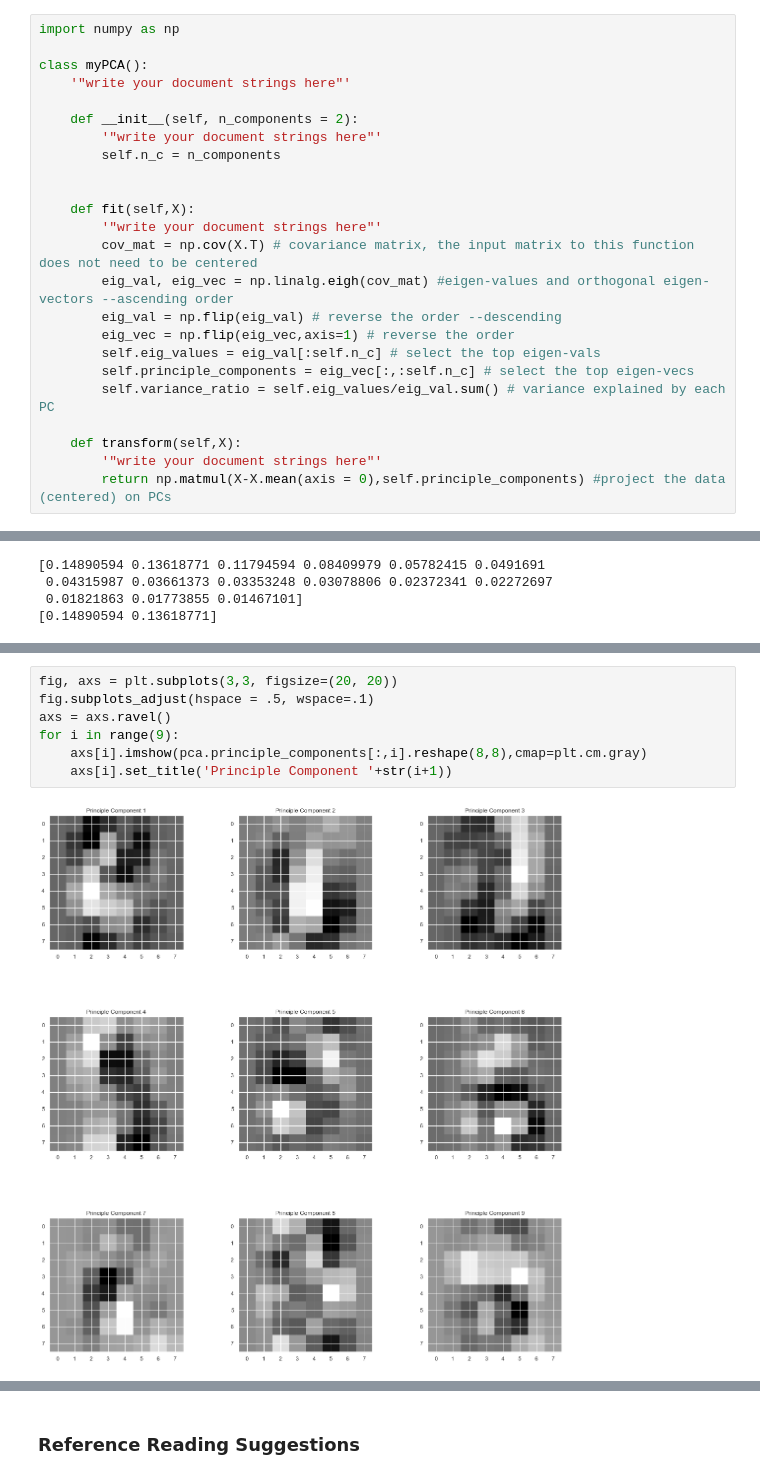
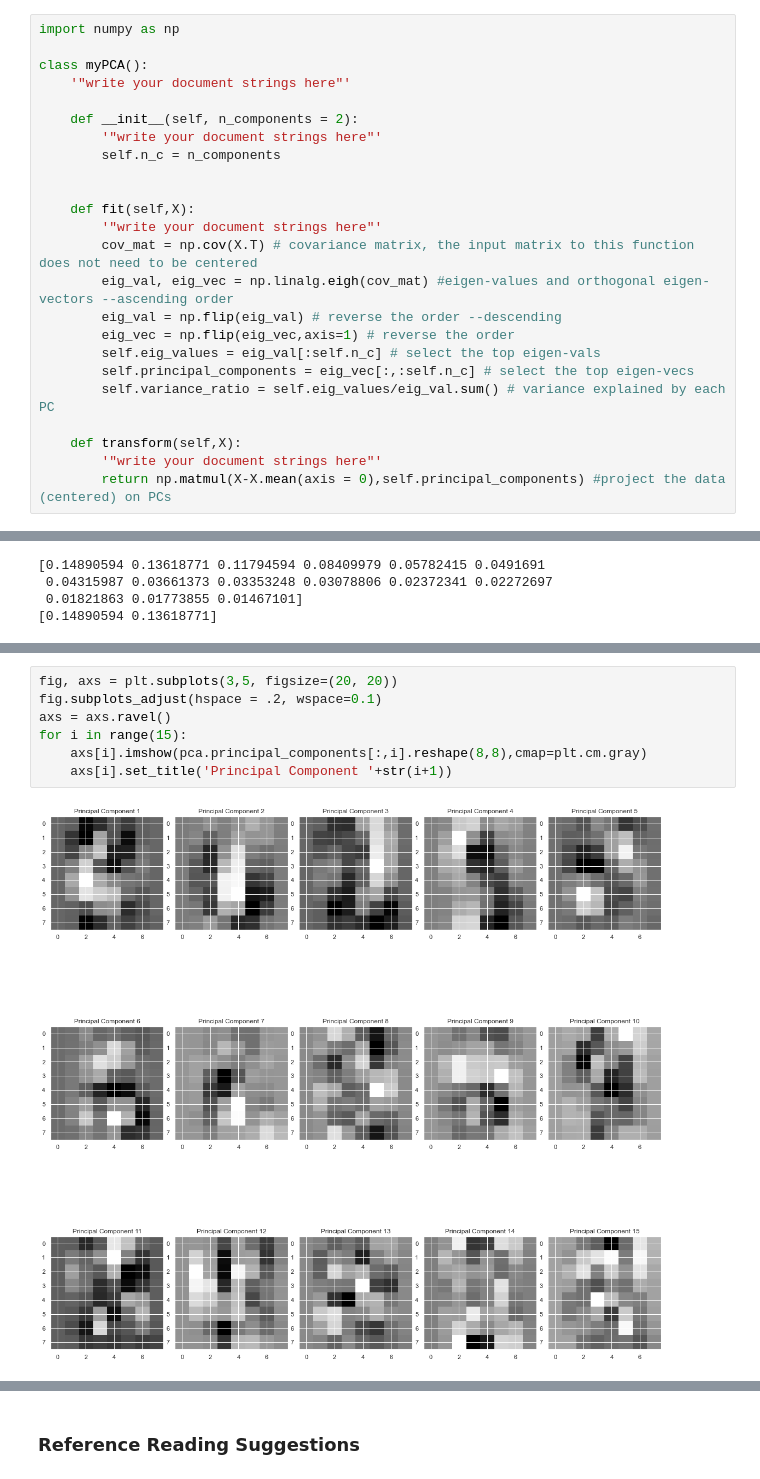
Before and after one commit to smithla-math/UCI_MATH_10, a Jupyter notebook: sections/sec_13/section_13.ipynb, the cells around one changed output, grey strips where cells are left out. Drawn from its saved outputs; the diff is of its cells as text.

Commit message:
Update sections 13 and 14
Sec 13: Change "principle" to "principal", add approximate image of digit from PCA.

Sec 14: Fix typos.

```diff
--- a/sections/sec_13/section_13.ipynb
+++ b/sections/sec_13/section_13.ipynb
@@ -90,12 +89,12 @@ class myPCA():
         eig_val = np.flip(eig_val) # reverse the order --descending
         eig_vec = np.flip(eig_vec,axis=1) # reverse the order
         self.eig_values = eig_val[:self.n_c] # select the top eigen-vals
-        self.principle_components = eig_vec[:,:self.n_c] # select the top eigen-vecs
+        self.principal_components = eig_vec[:,:self.n_c] # select the top eigen-vecs
         self.variance_ratio = self.eig_values/eig_val.sum() # variance explained by each PC
 
     def transform(self,X):
         '"write your document strings here"'
-        return np.matmul(X-X.mean(axis = 0),self.principle_components) #project the data (centered) on PCs
+        return np.matmul(X-X.mean(axis = 0),self.principal_components) #project the data (centered) on PCs
 # %%
 from sklearn.datasets import load_digits
 X,y = load_digits(return_X_y = True)
@@ -183,12 +182,12 @@ Visualize the principle components
 # %%
-fig, axs = plt.subplots(3,3, figsize=(20, 20))
-fig.subplots_adjust(hspace = .5, wspace=.1)
+fig, axs = plt.subplots(3,5, figsize=(20, 20))
+fig.subplots_adjust(hspace = .2, wspace=0.1)
 axs = axs.ravel()
-for i in range(9):
-    axs[i].imshow(pca.principle_components[:,i].reshape(8,8),cmap=plt.cm.gray)
-    axs[i].set_title('Principle Component '+str(i+1))
+for i in range(15):
+    axs[i].imshow(pca.principal_components[:,i].reshape(8,8),cmap=plt.cm.gray)
+    axs[i].set_title('Principal Component '+str(i+1))
 # %% [output]
-[figure, old version]
+[figure, new version]
 # %% [markdown]
 Decomposition of the original data with PC:$$X = XVV^{T} = TV^{T}$$
 
```
Also changed, not shown: parts of 8 cells of this notebook, 3 other files.
